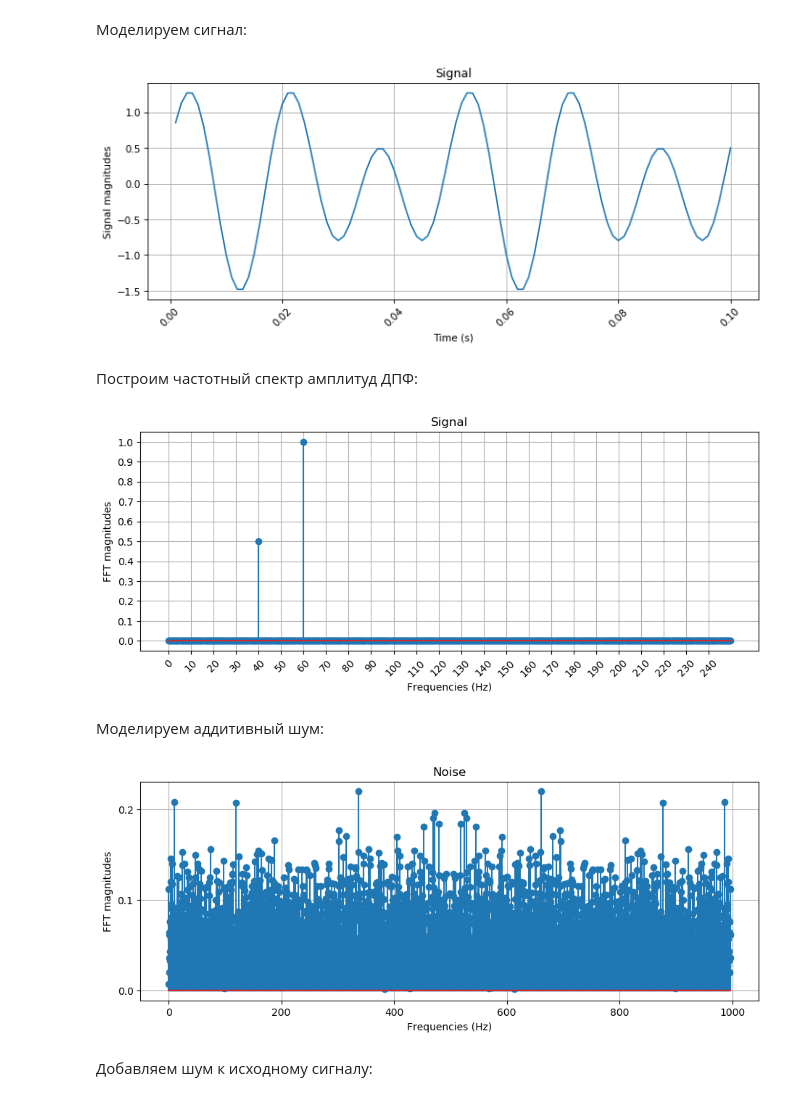
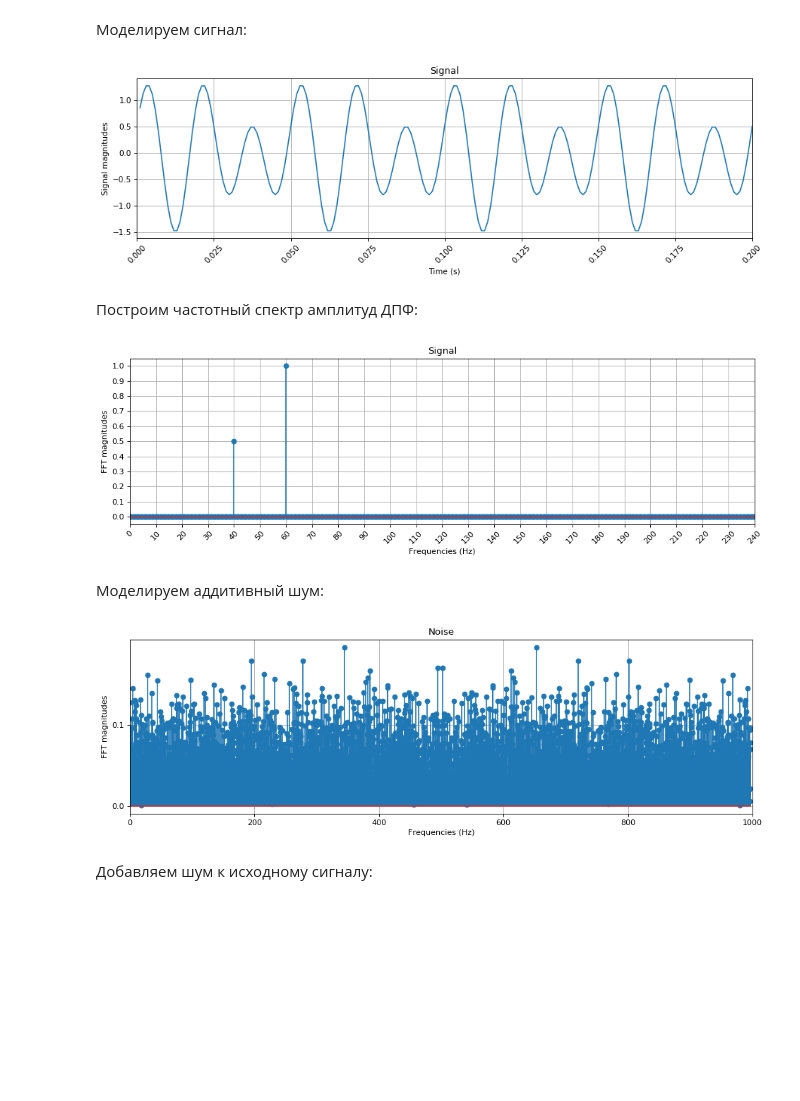
Before and after one commit to hukenovs/dsp-theory, a Jupyter notebook: src/dsp_theory_9_periodogram.ipynb, the cells around one changed output. Cells and saved outputs as stored; diff of their text form; code cells hidden in the pictures; blank space fills up the shorter version.

Commit message:
Update plots; Update README

```diff
--- a/src/dsp_theory_9_periodogram.ipynb
+++ b/src/dsp_theory_9_periodogram.ipynb
@@ -144,54 +144,58 @@ Nfft = int(3e3)
 x = a*np.cos(2*np.pi*w_1*t) + b*np.sin(2*np.pi*w_2*t) # considered signal
 f = fs*np.array([i for i in range(int(len(x)))]) / len(x) # frequencies
 # %%
-plt.subplots(1, 1, figsize=(11, 4), dpi=75)
-plt.plot(t[:100], x[:100])
-plt.grid()
+# Plot results
+plt.subplots(1, 1, figsize=(12, 4), dpi=75)
+plt.plot(t[:200], x[:200])
 plt.ylabel('Signal magnitudes')
 plt.xlabel('Time (s)')
 plt.title('Signal')
+plt.xlim([0, 0.2])
+plt.grid(True)
 plt.tick_params(axis ='x', rotation = 45)
-plt.show()
+plt.tight_layout()
 # %% [output]
-[figure, old version]
+[figure, new version]
 # %% [markdown]
 Построим частотный спектр амплитуд ДПФ:
 # %%
-
 FFT = np.fft.fft(x, n=Nfft) # Fast Fourier Transform
 amps = np.abs(FFT) / (len(FFT) / 2) # magnitudes of FFT
 
 l = int(len(f)/4)
 
-plt.subplots(1, 1, figsize=(11, 4), dpi=100)
-plt.stem(f[:l], amps[:l])
-plt.grid()
+plt.subplots(1, 1, figsize=(12, 4), dpi=80)
+plt.stem(f[:l], amps[:l], use_line_collection=True)
 plt.ylabel('FFT magnitudes')
 plt.xlabel('Frequencies (Hz)')
 plt.title('Signal')
+plt.grid(True)
 plt.xticks(np.arange(0, f[l], 10))
 plt.yticks(np.arange(0, max(amps)+0.1, .1))
 plt.tick_params(axis ='x', rotation = 45)
-plt.show()
+plt.xlim([0, 240])
+plt.tight_layout()
 # %% [output]
-[figure, old version]
+[figure, new version]
 # %% [markdown]
 Моделируем аддитивный шум:
 # %%
+np.random.seed(42)
 n = 2*np.random.randn(len(t)) # white Gaussian noise
 FFT = np.fft.fft(n, n=Nfft)
 amps = np.abs(FFT) / (len(FFT) / 2)
 
-plt.subplots(1, 1, figsize=(11, 4), dpi=100)
-plt.stem(f[:len(amps)], amps)
-plt.grid()
+plt.subplots(1, 1, figsize=(12, 4), dpi=80)
+plt.stem(f[:len(amps)], amps, use_line_collection=True)
 plt.ylabel('FFT magnitudes')
 plt.xlabel('Frequencies (Hz)')
 plt.title('Noise')
 plt.yticks(np.arange(0, max(amps), .1))
-plt.show()
+plt.xlim([0, 1000])
+plt.grid(True)
+plt.tight_layout()
 # %% [output]
-[figure, old version]
+[figure, new version]
 # %% [markdown]
 Добавляем шум к исходному сигналу:
 # %%
```
Also changed, not shown: parts of 3 cells of this notebook, 1 other file.
